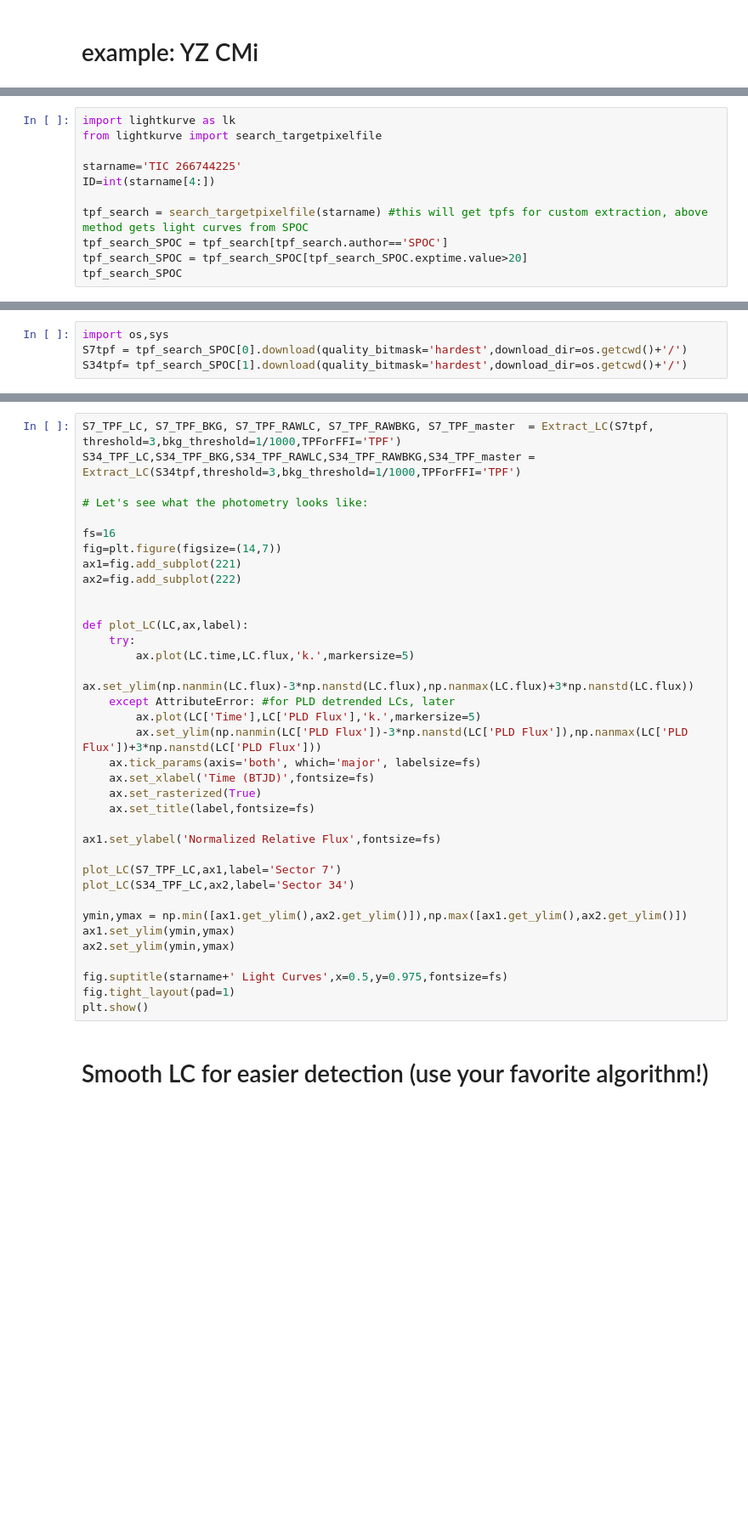
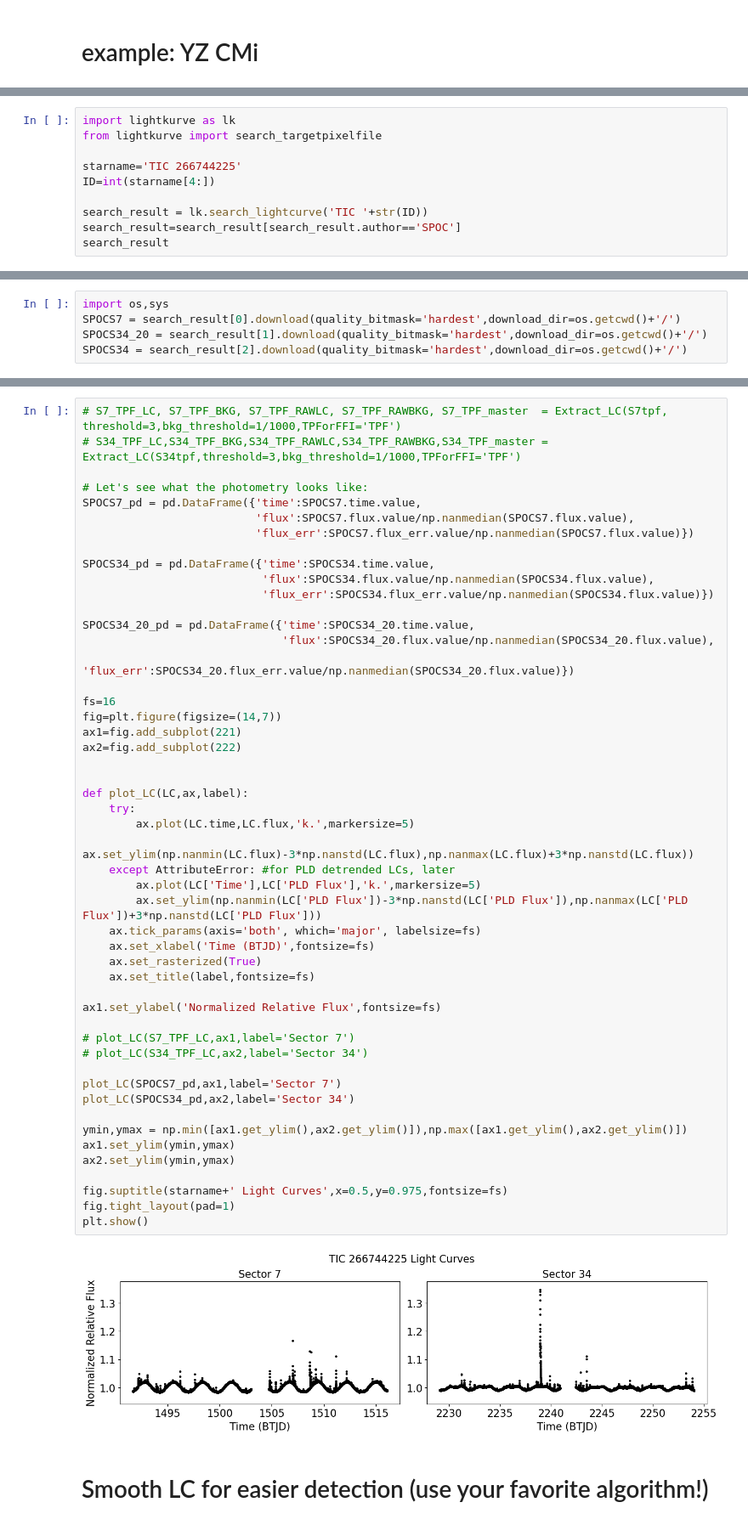
Before and after one commit to daxfeliz/altaipony_practice, a Jupyter notebook: How_to_use_AltaiPony_and_extract_FFDs.ipynb, the cells around one changed output, grey strips where cells are left out. Shown: that part at 85% size. Saved outputs shown, nothing was run; the diff lists cells and outputs as text; blank space fills up the shorter version.

```diff
--- a/How_to_use_AltaiPony_and_extract_FFDs.ipynb
+++ b/How_to_use_AltaiPony_and_extract_FFDs.ipynb
@@ -278,7 +505,6 @@ from lightkurve import search_targetpixelfile
 starname='TIC 266744225'
 ID=int(starname[4:])
 
-tpf_search = search_targetpixelfile(starname) #this will get tpfs for custom extraction, above method gets light curves from SPOC
-tpf_search_SPOC = tpf_search[tpf_search.author=='SPOC']
-tpf_search_SPOC = tpf_search_SPOC[tpf_search_SPOC.exptime.value>20]
-tpf_search_SPOC
+search_result = lk.search_lightcurve('TIC '+str(ID))
+search_result=search_result[search_result.author=='SPOC']
+search_result
@@ -285,4 +518,5 @@ tpf_search_SPOC
 # %%
 import os,sys
-S7tpf = tpf_search_SPOC[0].download(quality_bitmask='hardest',download_dir=os.getcwd()+'/')
-S34tpf= tpf_search_SPOC[1].download(quality_bitmask='hardest',download_dir=os.getcwd()+'/')
+SPOCS7 = search_result[0].download(quality_bitmask='hardest',download_dir=os.getcwd()+'/')
+SPOCS34_20 = search_result[1].download(quality_bitmask='hardest',download_dir=os.getcwd()+'/')
+SPOCS34 = search_result[2].download(quality_bitmask='hardest',download_dir=os.getcwd()+'/')
@@ -395,39 +637,55 @@ def Extract_LC(lk_object,threshold,bkg_threshold,TPForFFI):
 # %%
-S7_TPF_LC, S7_TPF_BKG, S7_TPF_RAWLC, S7_TPF_RAWBKG, S7_TPF_master  = Extract_LC(S7tpf, threshold=3,bkg_threshold=1/1000,TPForFFI='TPF')
-S34_TPF_LC,S34_TPF_BKG,S34_TPF_RAWLC,S34_TPF_RAWBKG,S34_TPF_master = Extract_LC(S34tpf,threshold=3,bkg_threshold=1/1000,TPForFFI='TPF')
+# S7_TPF_LC, S7_TPF_BKG, S7_TPF_RAWLC, S7_TPF_RAWBKG, S7_TPF_master  = Extract_LC(S7tpf, threshold=3,bkg_threshold=1/1000,TPForFFI='TPF')
+# S34_TPF_LC,S34_TPF_BKG,S34_TPF_RAWLC,S34_TPF_RAWBKG,S34_TPF_master = Extract_LC(S34tpf,threshold=3,bkg_threshold=1/1000,TPForFFI='TPF')
 
 # Let's see what the photometry looks like:
+SPOCS7_pd = pd.DataFrame({'time':SPOCS7.time.value,
+                          'flux':SPOCS7.flux.value/np.nanmedian(SPOCS7.flux.value),
+                          'flux_err':SPOCS7.flux_err.value/np.nanmedian(SPOCS7.flux.value)})
+
+SPOCS34_pd = pd.DataFrame({'time':SPOCS34.time.value,
+                           'flux':SPOCS34.flux.value/np.nanmedian(SPOCS34.flux.value),
+                           'flux_err':SPOCS34.flux_err.value/np.nanmedian(SPOCS34.flux.value)})
+
+SPOCS34_20_pd = pd.DataFrame({'time':SPOCS34_20.time.value,
+                              'flux':SPOCS34_20.flux.value/np.nanmedian(SPOCS34_20.flux.value),
+                              'flux_err':SPOCS34_20.flux_err.value/np.nanmedian(SPOCS34_20.flux.value)})
 
 fs=16
 fig=plt.figure(figsize=(14,7))
 ax1=fig.add_subplot(221)
 ax2=fig.add_subplot(222)
 
 
 def plot_LC(LC,ax,label):
     try:
         ax.plot(LC.time,LC.flux,'k.',markersize=5)
         ax.set_ylim(np.nanmin(LC.flux)-3*np.nanstd(LC.flux),np.nanmax(LC.flux)+3*np.nanstd(LC.flux))
     except AttributeError: #for PLD detrended LCs, later
         ax.plot(LC['Time'],LC['PLD Flux'],'k.',markersize=5)
         ax.set_ylim(np.nanmin(LC['PLD Flux'])-3*np.nanstd(LC['PLD Flux']),np.nanmax(LC['PLD Flux'])+3*np.nanstd(LC['PLD Flux']))
     ax.tick_params(axis='both', which='major', labelsize=fs)
     ax.set_xlabel('Time (BTJD)',fontsize=fs)
     ax.set_rasterized(True)
     ax.set_title(label,fontsize=fs)
 
 ax1.set_ylabel('Normalized Relative Flux',fontsize=fs)
 
-plot_LC(S7_TPF_LC,ax1,label='Sector 7')
-plot_LC(S34_TPF_LC,ax2,label='Sector 34')
+# plot_LC(S7_TPF_LC,ax1,label='Sector 7')
+# plot_LC(S34_TPF_LC,ax2,label='Sector 34')
+
+plot_LC(SPOCS7_pd,ax1,label='Sector 7')
+plot_LC(SPOCS34_pd,ax2,label='Sector 34')
 
 ymin,ymax = np.min([ax1.get_ylim(),ax2.get_ylim()]),np.max([ax1.get_ylim(),ax2.get_ylim()])
 ax1.set_ylim(ymin,ymax)
 ax2.set_ylim(ymin,ymax)
 
 fig.suptitle(starname+' Light Curves',x=0.5,y=0.975,fontsize=fs)
 fig.tight_layout(pad=1)
 plt.show()
+# %% [output]
+[figure, added]
 # %% [markdown]
 # Smooth LC for easier detection (use your favorite algorithm!)
 # %%
```
Also changed, not shown: parts of 41 cells of this notebook, 5 other files.
